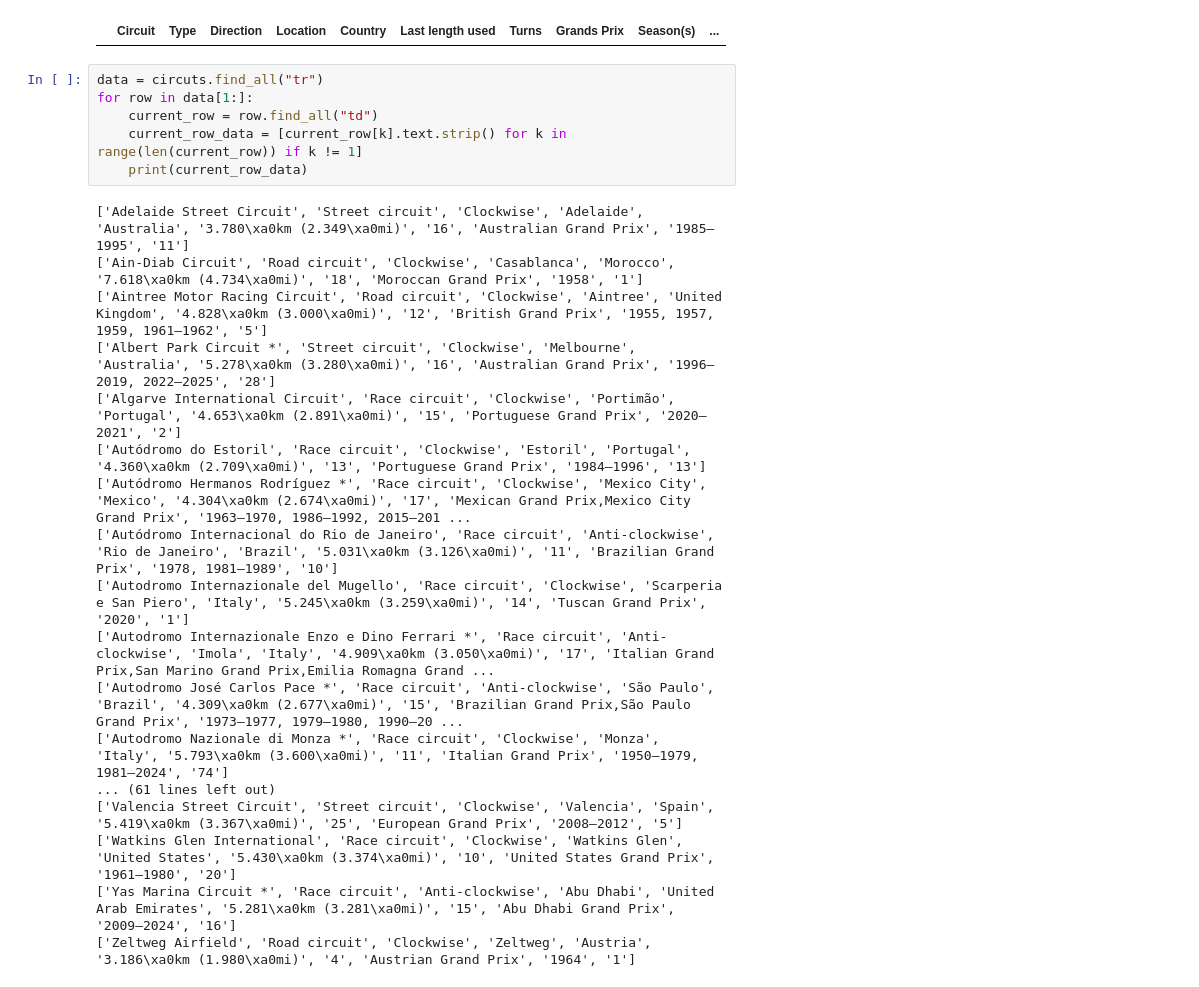
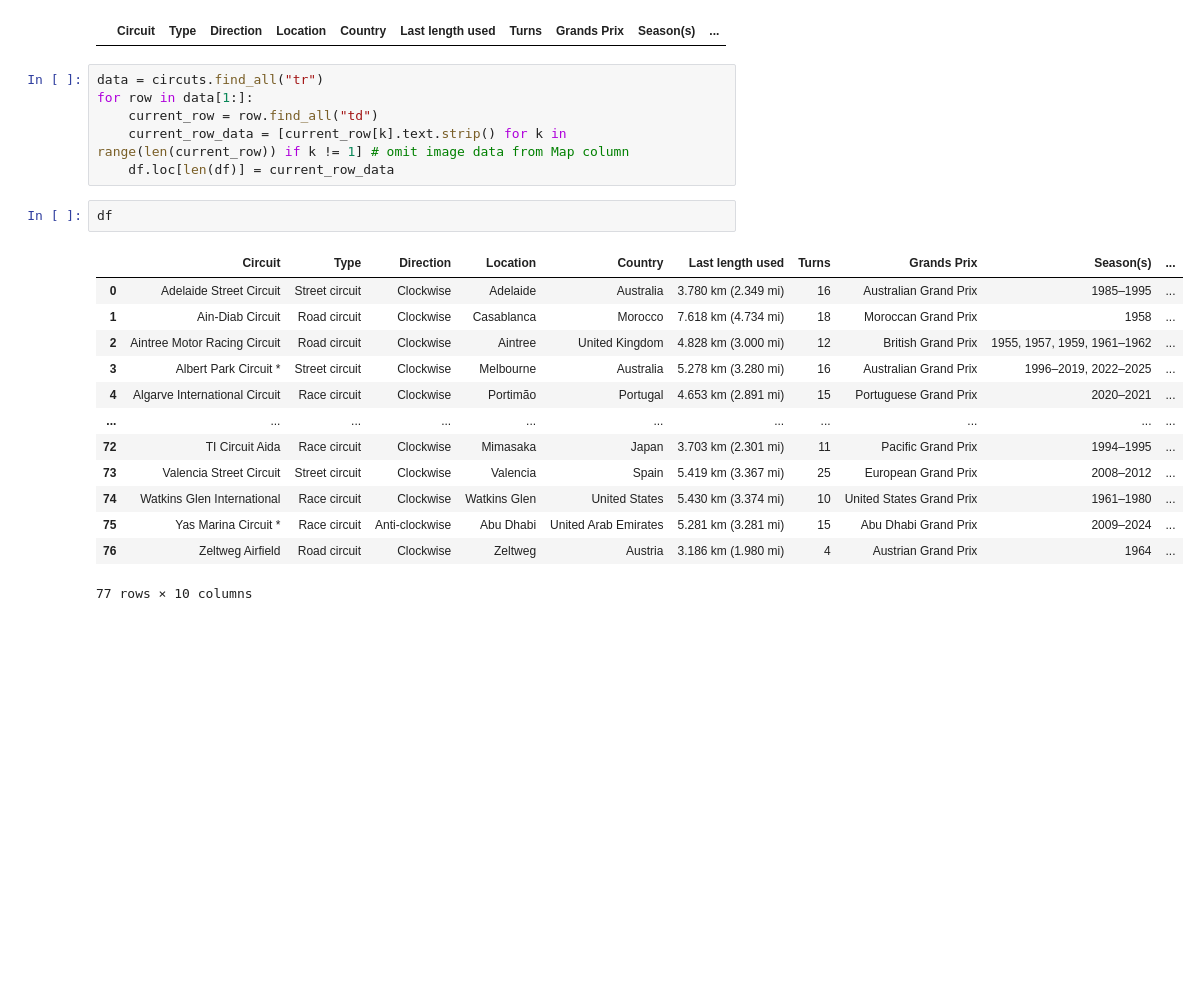
Before and after one commit to michalwietecki/f1-weather-dwh, a Jupyter notebook: circuts_wiki_scrape.ipynb, the cells around one changed output. Drawn from its saved outputs; the diff is of its cells as text; blank space fills up the shorter version.

```diff
--- a/circuts_wiki_scrape.ipynb
+++ b/circuts_wiki_scrape.ipynb
@@ -115,23 +115,21 @@ df
 data = circuts.find_all("tr")
 for row in data[1:]:
     current_row = row.find_all("td")
-    current_row_data = [current_row[k].text.strip() for k in range(len(current_row)) if k != 1]
-    print(current_row_data)
+    current_row_data = [current_row[k].text.strip() for k in range(len(current_row)) if k != 1] # omit image data from Map column
+    df.loc[len(df)] = current_row_data
-# %% [output]
-['Adelaide Street Circuit', 'Street circuit', 'Clockwise', 'Adelaide', 'Australia', '3.780\xa0km (2.349\xa0mi)', '16', 'Australian Grand Prix', '1985–1995', '11']
-['Ain-Diab Circuit', 'Road circuit', 'Clockwise', 'Casablanca', 'Morocco', '7.618\xa0km (4.734\xa0mi)', '18', 'Moroccan Grand Prix', '1958', '1']
-['Aintree Motor Racing Circuit', 'Road circuit', 'Clockwise', 'Aintree', 'United Kingdom', '4.828\xa0km (3.000\xa0mi)', '12', 'British Grand Prix', '1955, 1957, 1959, 1961–1962', '5']
-['Albert Park Circuit *', 'Street circuit', 'Clockwise', 'Melbourne', 'Australia', '5.278\xa0km (3.280\xa0mi)', '16', 'Australian Grand Prix', '1996–2019, 2022–2025', '28']
-['Algarve International Circuit', 'Race circuit', 'Clockwise', 'Portimão', 'Portugal', '4.653\xa0km (2.891\xa0mi)', '15', 'Portuguese Grand Prix', '2020–2021', '2']
-['Autódromo do Estoril', 'Race circuit', 'Clockwise', 'Estoril', 'Portugal', '4.360\xa0km (2.709\xa0mi)', '13', 'Portuguese Grand Prix', '1984–1996', '13']
-['Autódromo Hermanos Rodríguez *', 'Race circuit', 'Clockwise', 'Mexico City', 'Mexico', '4.304\xa0km (2.674\xa0mi)', '17', 'Mexican Grand Prix,Mexico City Grand Prix', '1963–1970, 1986–1992, 2015–201 ...
-['Autódromo Internacional do Rio de Janeiro', 'Race circuit', 'Anti-clockwise', 'Rio de Janeiro', 'Brazil', '5.031\xa0km (3.126\xa0mi)', '11', 'Brazilian Grand Prix', '1978, 1981–1989', '10']
-['Autodromo Internazionale del Mugello', 'Race circuit', 'Clockwise', 'Scarperia e San Piero', 'Italy', '5.245\xa0km (3.259\xa0mi)', '14', 'Tuscan Grand Prix', '2020', '1']
-['Autodromo Internazionale Enzo e Dino Ferrari *', 'Race circuit', 'Anti-clockwise', 'Imola', 'Italy', '4.909\xa0km (3.050\xa0mi)', '17', 'Italian Grand Prix,San Marino Grand Prix,Emilia Romagna Grand ...
-['Autodromo José Carlos Pace *', 'Race circuit', 'Anti-clockwise', 'São Paulo', 'Brazil', '4.309\xa0km (2.677\xa0mi)', '15', 'Brazilian Grand Prix,São Paulo Grand Prix', '1973–1977, 1979–1980, 1990–20 ...
-['Autodromo Nazionale di Monza *', 'Race circuit', 'Clockwise', 'Monza', 'Italy', '5.793\xa0km (3.600\xa0mi)', '11', 'Italian Grand Prix', '1950–1979, 1981–2024', '74']
-... (61 lines left out)
-['Valencia Street Circuit', 'Street circuit', 'Clockwise', 'Valencia', 'Spain', '5.419\xa0km (3.367\xa0mi)', '25', 'European Grand Prix', '2008–2012', '5']
-['Watkins Glen International', 'Race circuit', 'Clockwise', 'Watkins Glen', 'United States', '5.430\xa0km (3.374\xa0mi)', '10', 'United States Grand Prix', '1961–1980', '20']
-['Yas Marina Circuit *', 'Race circuit', 'Anti-clockwise', 'Abu Dhabi', 'United Arab Emirates', '5.281\xa0km (3.281\xa0mi)', '15', 'Abu Dhabi Grand Prix', '2009–2024', '16']
-['Zeltweg Airfield', 'Road circuit', 'Clockwise', 'Zeltweg', 'Austria', '3.186\xa0km (1.980\xa0mi)', '4', 'Austrian Grand Prix', '1964', '1']
+# %%
+df
+# %% [output]
+|  | Circuit | Type | Direction | Location | Country | Last length used | Turns | Grands Prix | Season(s) | ... |
+| 0 | Adelaide Street Circuit | Street circuit | Clockwise | Adelaide | Australia | 3.780 km (2.349 mi) | 16 | Australian Grand Prix | 1985–1995 | ... |
+| 1 | Ain-Diab Circuit | Road circuit | Clockwise | Casablanca | Morocco | 7.618 km (4.734 mi) | 18 | Moroccan Grand Prix | 1958 | ... |
+| 2 | Aintree Motor Racing Circuit | Road circuit | Clockwise | Aintree | United Kingdom | 4.828 km (3.000 mi) | 12 | British Grand Prix | 1955, 1957, 1959, 1961–1962 | ... |
+| 3 | Albert Park Circuit * | Street circuit | Clockwise | Melbourne | Australia | 5.278 km (3.280 mi) | 16 | Australian Grand Prix | 1996–2019, 2022–2025 | ... |
+| 4 | Algarve International Circuit | Race circuit | Clockwise | Portimão | Portugal | 4.653 km (2.891 mi) | 15 | Portuguese Grand Prix | 2020–2021 | ... |
+| ... | ... | ... | ... | ... | ... | ... | ... | ... | ... | ... |
+| 72 | TI Circuit Aida | Race circuit | Clockwise | Mimasaka | Japan | 3.703 km (2.301 mi) | 11 | Pacific Grand Prix | 1994–1995 | ... |
+| 73 | Valencia Street Circuit | Street circuit | Clockwise | Valencia | Spain | 5.419 km (3.367 mi) | 25 | European Grand Prix | 2008–2012 | ... |
+| 74 | Watkins Glen International | Race circuit | Clockwise | Watkins Glen | United States | 5.430 km (3.374 mi) | 10 | United States Grand Prix | 1961–1980 | ... |
+| 75 | Yas Marina Circuit * | Race circuit | Anti-clockwise | Abu Dhabi | United Arab Emirates | 5.281 km (3.281 mi) | 15 | Abu Dhabi Grand Prix | 2009–2024 | ... |
+| 76 | Zeltweg Airfield | Road circuit | Clockwise | Zeltweg | Austria | 3.186 km (1.980 mi) | 4 | Austrian Grand Prix | 1964 | ... |
+77 rows × 10 columns
```
Also changed, not shown: 1 other file.
